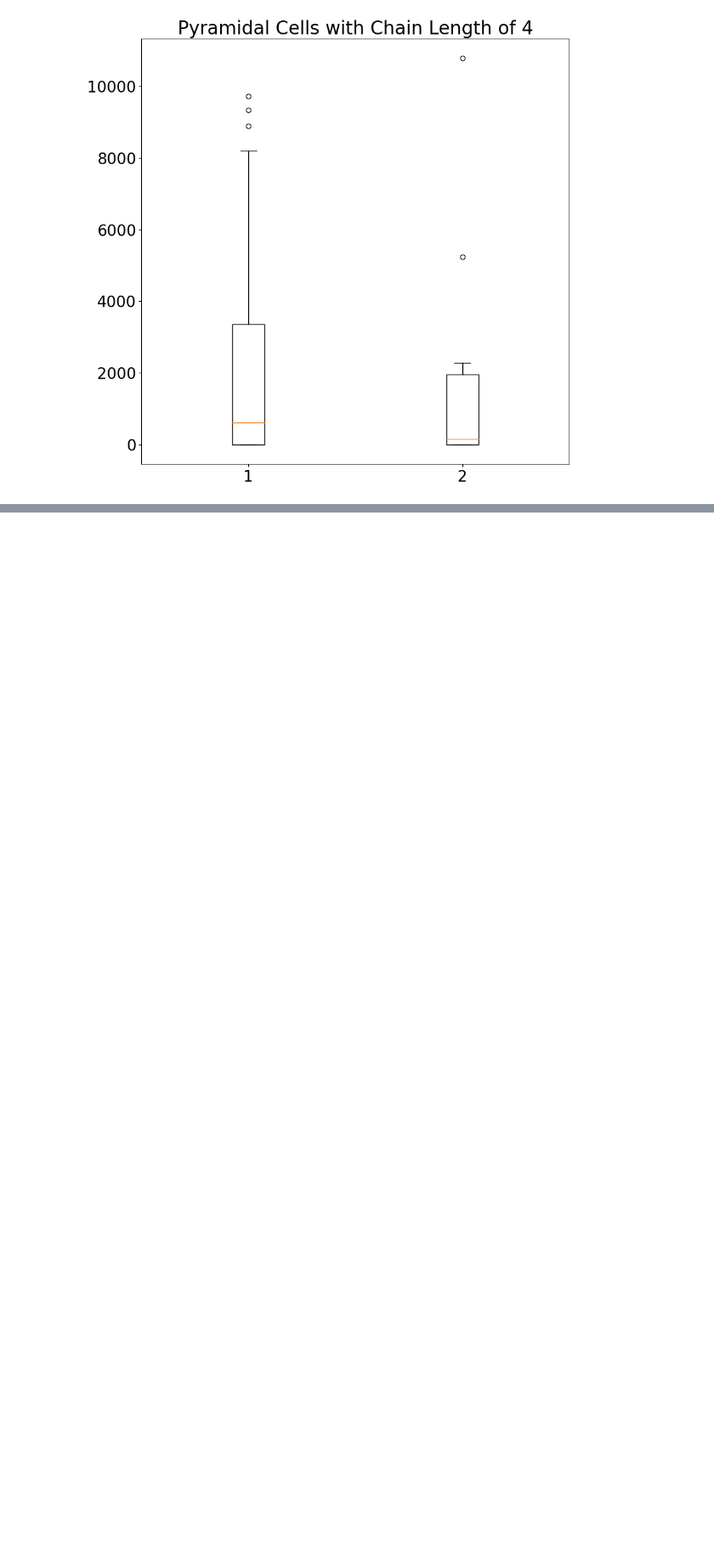
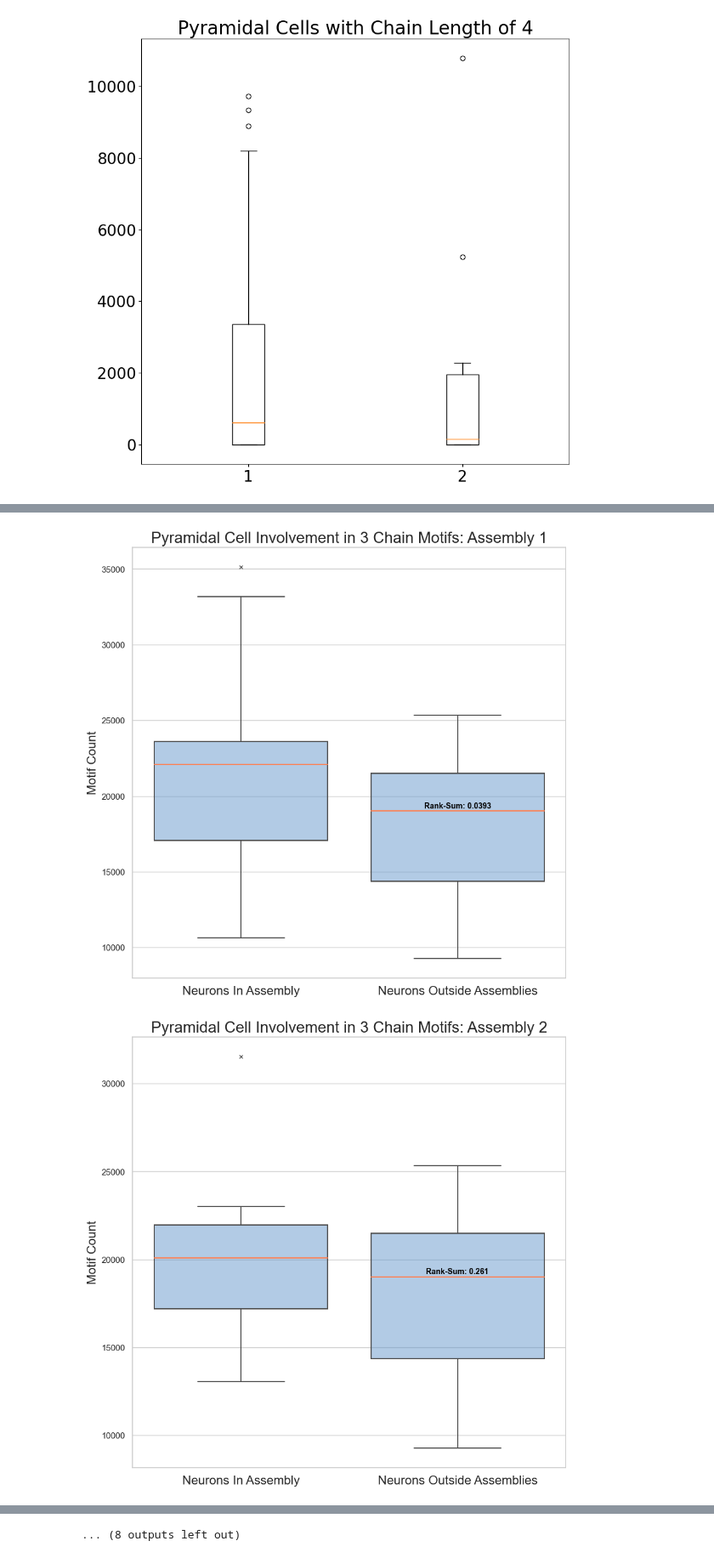
Before and after one commit to Jawagnercarena/Assembly_Organization, a Jupyter notebook: AssemblyPaperFigures/FigureCode/Figure5/Figure5.ipynb, the cells around one changed output, grey strips where cells are left out. Shown at 85% size. Drawn from its saved outputs; the diff is of its cells as text; code cells hidden in the pictures; blank space fills up the shorter version.

Commit message:
Streamlined box plot outputs of assembly chain motif counts, will improve tomorrow

```diff
--- a/AssemblyPaperFigures/FigureCode/Figure5/Figure5.ipynb
+++ b/AssemblyPaperFigures/FigureCode/Figure5/Figure5.ipynb
@@ -644,0 +813,4 @@ Rank-Sum Test: 0.2772682908352456
+# %%
+three_chain_dot_motif_result = pd.read_pickle("./dot_motif_results/pyc_three_chain_results.pickle")
+three_chain_results_array = np.array([list(c.values()) for c in tqdm(three_chain_dot_motif_result)])
+three_chain_results_array
@@ -644,0 +825,5 @@ Rank-Sum Test: 0.2772682908352456
+# %%
+motif_by_assembly_boxplot_and_power_analysis(three_chain_results_array, just_pyramidal=True, chain_num = 3)
+# %% [output]
+[figure, added]
+[figure, added]
@@ -644,0 +840 @@ Rank-Sum Test: 0.2772682908352456
+... (8 outputs left out)
```
Also changed, not shown: parts of 7 cells of this notebook, 5 other files.
